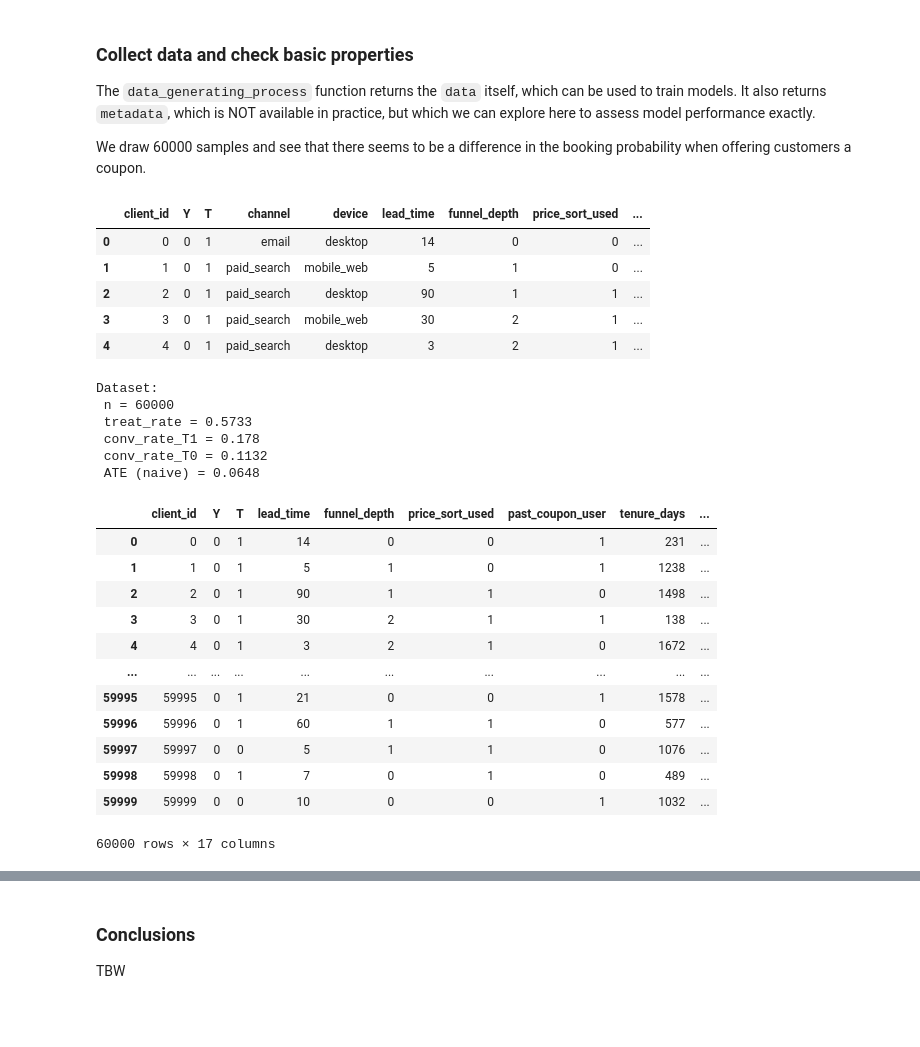
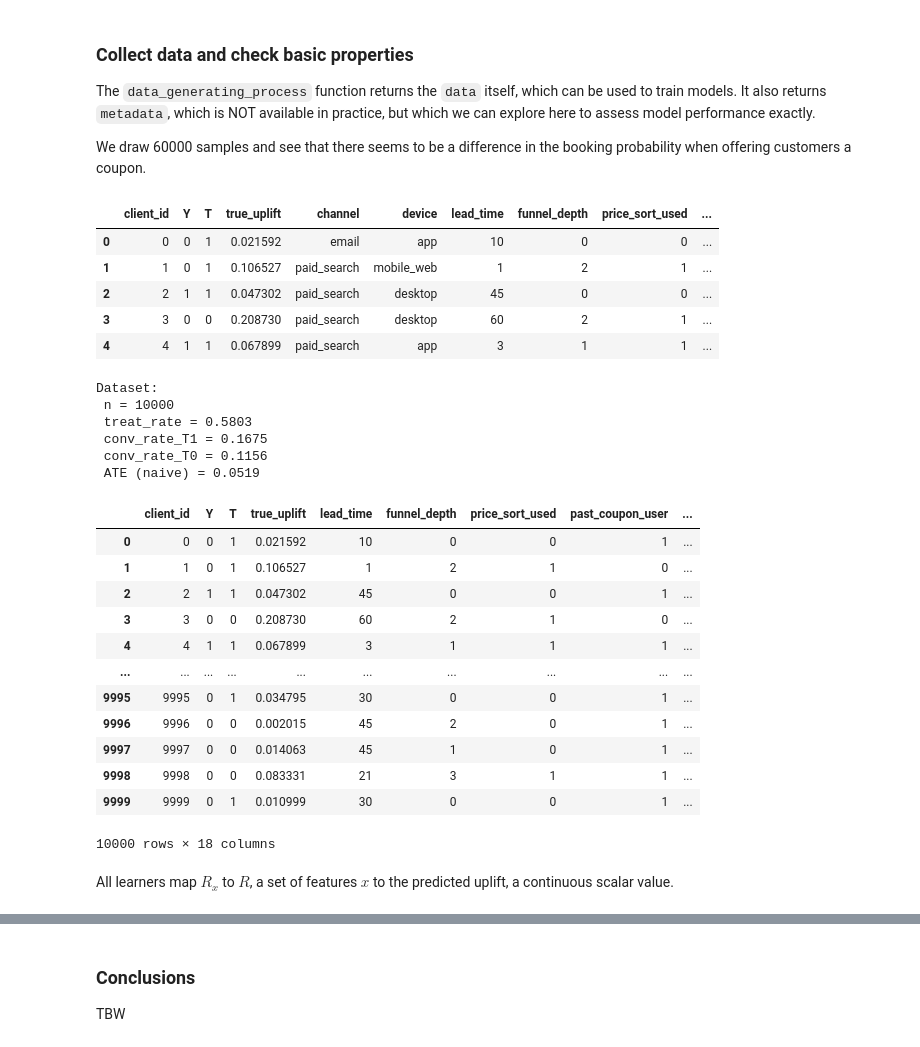
Before and after one commit to emilioMaddalena/causal-inference-studies, a Jupyter notebook: material/notebooks/uplift_modelling.ipynb, the cells around one changed output, grey strips where cells are left out. Saved outputs shown, nothing was run; the diff lists cells and outputs as text; code cells hidden in the pictures; blank space fills up the shorter version.

```diff
--- a/material/notebooks/uplift_modelling.ipynb
+++ b/material/notebooks/uplift_modelling.ipynb
@@ -45,15 +62,15 @@ The `data_generating_process` function returns the `data` itself, which can be u
 We draw 60000 samples and see that there seems to be a difference in the booking probability when offering customers a coupon.
 # %%
 # Observational (targeted / unbalanced)
-data, metadata = data_generating_process(60000, setting="observational")
+data, metadata = data_generating_process(10000, setting="observational")
 data.head()
 # %% [output]
-|  | client_id | Y | T | channel | device | lead_time | funnel_depth | price_sort_used | ... |
-| 0 | 0 | 0 | 1 | email | desktop | 14 | 0 | 0 | ... |
-| 1 | 1 | 0 | 1 | paid_search | mobile_web | 5 | 1 | 0 | ... |
-| 2 | 2 | 0 | 1 | paid_search | desktop | 90 | 1 | 1 | ... |
-| 3 | 3 | 0 | 1 | paid_search | mobile_web | 30 | 2 | 1 | ... |
-| 4 | 4 | 0 | 1 | paid_search | desktop | 3 | 2 | 1 | ... |
+|  | client_id | Y | T | true_uplift | channel | device | lead_time | funnel_depth | price_sort_used | ... |
+| 0 | 0 | 0 | 1 | 0.021592 | email | app | 10 | 0 | 0 | ... |
+| 1 | 1 | 0 | 1 | 0.106527 | paid_search | mobile_web | 1 | 2 | 1 | ... |
+| 2 | 2 | 1 | 1 | 0.047302 | paid_search | desktop | 45 | 0 | 0 | ... |
+| 3 | 3 | 0 | 0 | 0.208730 | paid_search | desktop | 60 | 2 | 1 | ... |
+| 4 | 4 | 1 | 1 | 0.067899 | paid_search | app | 3 | 1 | 1 | ... |
 # %%
 # Quick sanity checks
 print("Dataset:")
@@ -64,11 +81,11 @@ print(" conv_rate_T0 =", data.loc[data["T"] == 0, "Y"].mean().round(4))
 print(" ATE (naive) =", (data.loc[data["T"] == 1, "Y"].mean() - data.loc[data["T"] == 0, "Y"].mean()).round(4))
 # %% [output]
 Dataset:
- n = 60000
- treat_rate = 0.5733
- conv_rate_T1 = 0.178
- conv_rate_T0 = 0.1132
- ATE (naive) = 0.0648
+ n = 10000
+ treat_rate = 0.5803
+ conv_rate_T1 = 0.1675
+ conv_rate_T0 = 0.1156
+ ATE (naive) = 0.0519
 # %%
 # One hot encode "channel" and "device"
 data = pd.get_dummies(data, columns=["channel", "device"], drop_first=True, dtype=int)
@@ -77,19 +94,19 @@ data.loc[:, "dest_tier"] = data["dest_tier"].map({"tier1": 1, "tier2": 2, "tier3
 
 data
 # %% [output]
-|  | client_id | Y | T | lead_time | funnel_depth | price_sort_used | past_coupon_user | tenure_days | ... |
-| 0 | 0 | 0 | 1 | 14 | 0 | 0 | 1 | 231 | ... |
-| 1 | 1 | 0 | 1 | 5 | 1 | 0 | 1 | 1238 | ... |
-| 2 | 2 | 0 | 1 | 90 | 1 | 1 | 0 | 1498 | ... |
-| 3 | 3 | 0 | 1 | 30 | 2 | 1 | 1 | 138 | ... |
-| 4 | 4 | 0 | 1 | 3 | 2 | 1 | 0 | 1672 | ... |
+|  | client_id | Y | T | true_uplift | lead_time | funnel_depth | price_sort_used | past_coupon_user | ... |
+| 0 | 0 | 0 | 1 | 0.021592 | 10 | 0 | 0 | 1 | ... |
+| 1 | 1 | 0 | 1 | 0.106527 | 1 | 2 | 1 | 0 | ... |
+| 2 | 2 | 1 | 1 | 0.047302 | 45 | 0 | 0 | 1 | ... |
+| 3 | 3 | 0 | 0 | 0.208730 | 60 | 2 | 1 | 0 | ... |
+| 4 | 4 | 1 | 1 | 0.067899 | 3 | 1 | 1 | 1 | ... |
 | ... | ... | ... | ... | ... | ... | ... | ... | ... | ... |
-| 59995 | 59995 | 0 | 1 | 21 | 0 | 0 | 1 | 1578 | ... |
-| 59996 | 59996 | 0 | 1 | 60 | 1 | 1 | 0 | 577 | ... |
-| 59997 | 59997 | 0 | 0 | 5 | 1 | 1 | 0 | 1076 | ... |
-| 59998 | 59998 | 0 | 1 | 7 | 0 | 1 | 0 | 489 | ... |
-| 59999 | 59999 | 0 | 0 | 10 | 0 | 0 | 1 | 1032 | ... |
+| 9995 | 9995 | 0 | 1 | 0.034795 | 30 | 0 | 0 | 1 | ... |
+| 9996 | 9996 | 0 | 0 | 0.002015 | 45 | 2 | 0 | 1 | ... |
+| 9997 | 9997 | 0 | 0 | 0.014063 | 45 | 1 | 0 | 1 | ... |
+| 9998 | 9998 | 0 | 0 | 0.083331 | 21 | 3 | 1 | 1 | ... |
+| 9999 | 9999 | 0 | 1 | 0.010999 | 30 | 0 | 0 | 1 | ... |
-60000 rows × 17 columns
+10000 rows × 18 columns
 # %%
 def train_test_split_df(df: pd.DataFrame, features: list, test_size=0.25, seed=123):
     x = df[features].values
@@ -104,5 +122,7 @@ X_train, X_test, y_train, y_test, t_train, t_test = train_test_split_df(
     test_size=0.25,
 )
+# %% [markdown]
+All learners map $R_x$ to $R$, a set of features $x$ to the predicted uplift, a continuous scalar value.
 # %%
 class TLearner:
     """A simple T-Learner implementation."""
```
Also changed, not shown: parts of 8 cells of this notebook.
